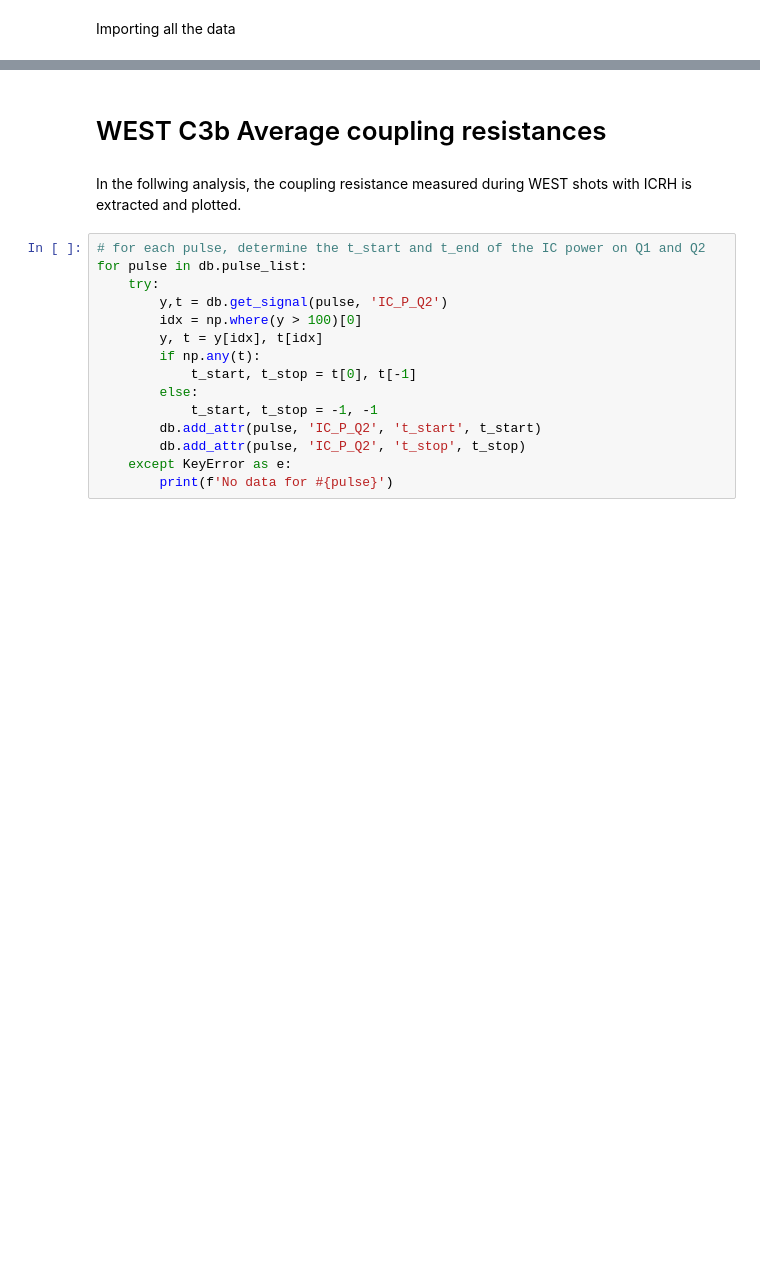
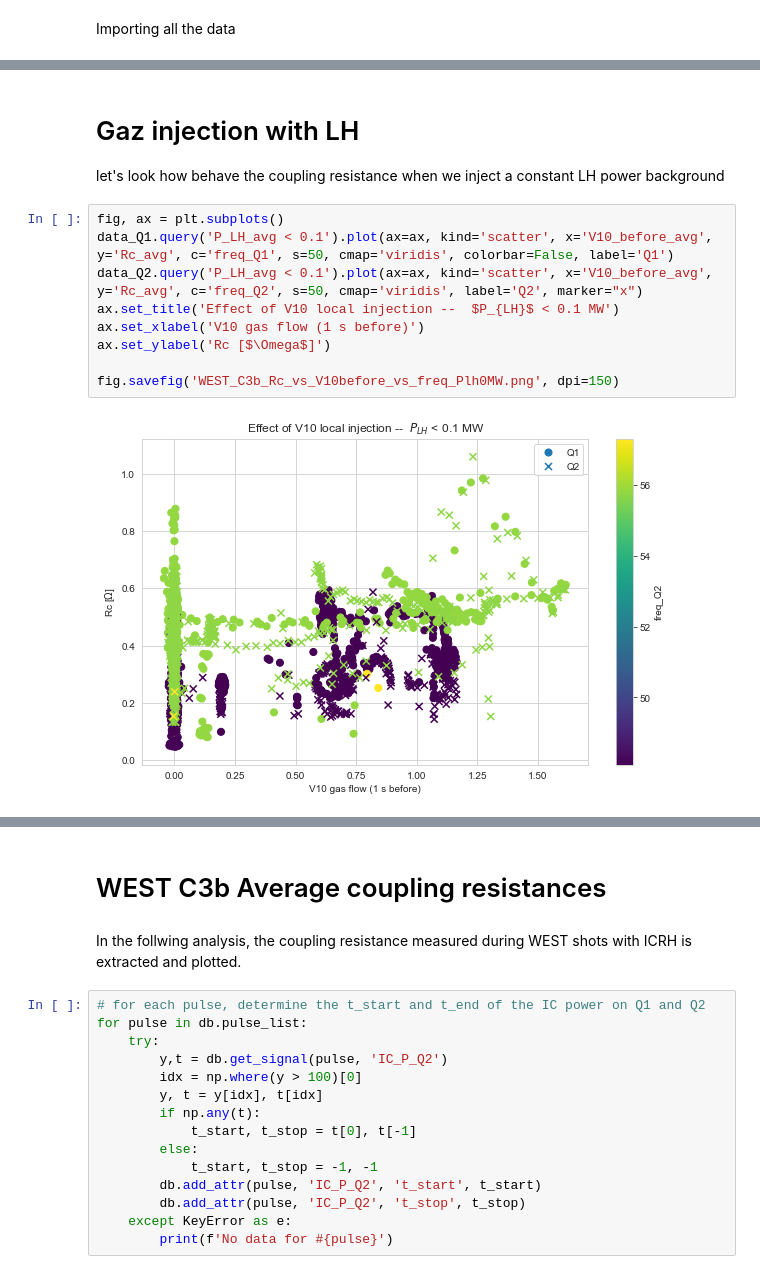
Before and after one commit to Hash--/ICRH, a Jupyter notebook: notebooks/WEST/C3b/WEST_C3b_coupling_analysis.ipynb, the cells around one changed output, grey strips where cells are left out. Cells and saved outputs as stored; diff of their text form; blank space fills up the shorter version.

```diff
--- a/notebooks/WEST/C3b/WEST_C3b_coupling_analysis.ipynb
+++ b/notebooks/WEST/C3b/WEST_C3b_coupling_analysis.ipynb
@@ -54,0 +101,14 @@ Database contains 128 shots, from #53566 to #54178
+# %% [markdown]
+# Gaz injection with LH
+let's look how behave the coupling resistance when we inject a constant LH power background
+# %%
+fig, ax = plt.subplots()
+data_Q1.query('P_LH_avg < 0.1').plot(ax=ax, kind='scatter', x='V10_before_avg', y='Rc_avg', c='freq_Q1', s=50, cmap='viridis', colorbar=False, label='Q1')
+data_Q2.query('P_LH_avg < 0.1').plot(ax=ax, kind='scatter', x='V10_before_avg', y='Rc_avg', c='freq_Q2', s=50, cmap='viridis', label='Q2', marker="x")
+ax.set_title('Effect of V10 local injection --  $P_{LH}$ < 0.1 MW')
+ax.set_xlabel('V10 gas flow (1 s before)')
+ax.set_ylabel('Rc [$\Omega$]')
+
+fig.savefig('WEST_C3b_Rc_vs_V10before_vs_freq_Plh0MW.png', dpi=150)
+# %% [output]
+[figure, added]
```
Also changed, not shown: parts of 14 cells of this notebook, 5 other files.
